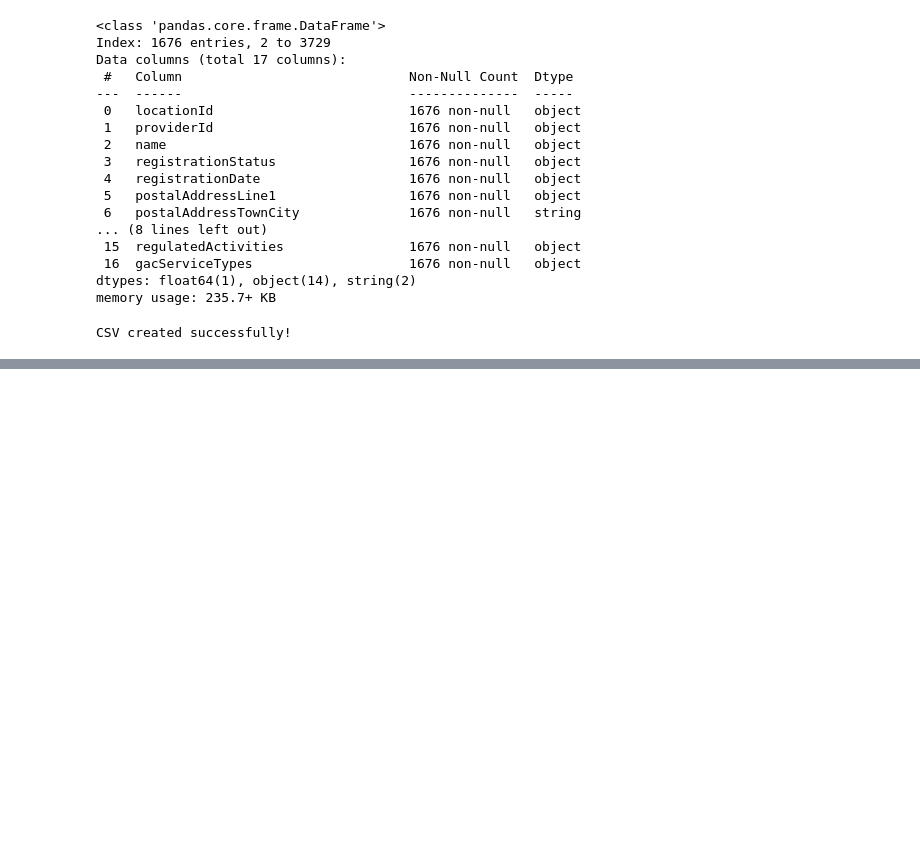
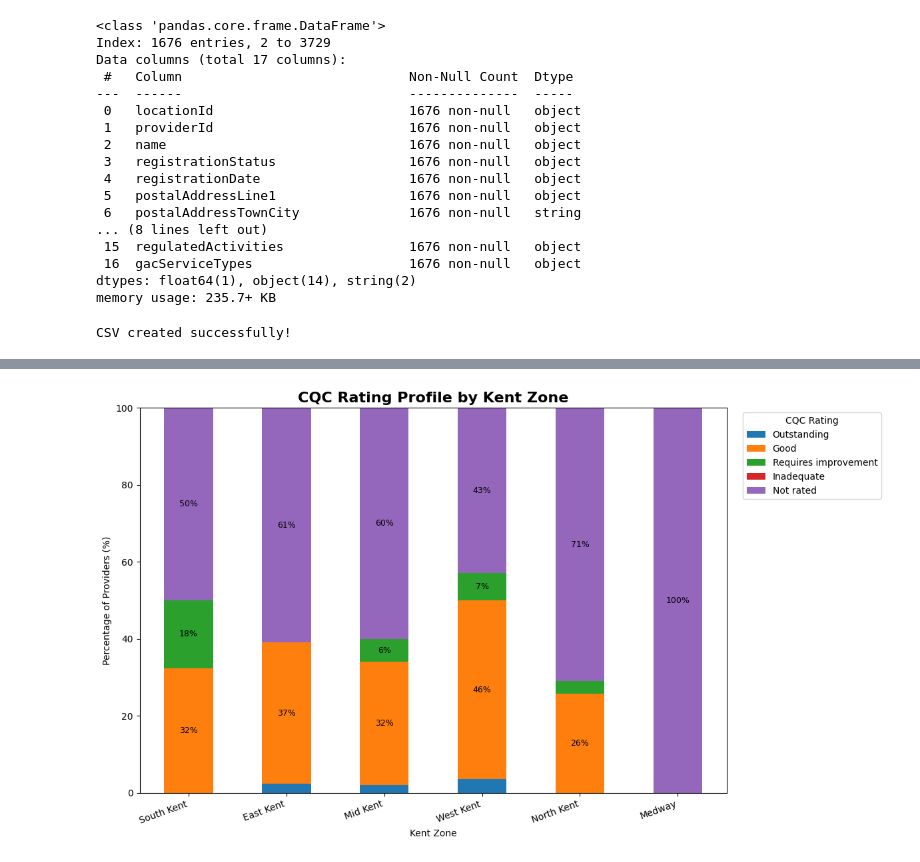
Before and after one commit to AshutoshJani/market-intelligence-home-safe, a Jupyter notebook: preprocessing.ipynb, the cells around one changed output, grey strips where cells are left out. Saved outputs shown, nothing was run; the diff lists cells and outputs as text; code cells hidden in the pictures; blank space fills up the shorter version.

```diff
--- a/preprocessing.ipynb
+++ b/preprocessing.ipynb
@@ -891,0 +3214,14 @@ CSV created successfully!
+# %%
+rating_by_zone = pd.crosstab(
+    df["kent_zone"],
+    df["cqc_rating"],
+    normalize="index"
+) * 100
+
+rating_by_zone = rating_by_zone.reindex(
+    index=zone_order,
+    columns=rating_order,
+    fill_value=0
+)
+
+print(rating_by_zone.round(1))
@@ -891,0 +3237,68 @@ CSV created successfully!
+# %%
+fig, ax = plt.subplots(figsize=(12, 7))
+
+rating_by_zone.plot(
+    kind="bar",
+    stacked=True,
+    ax=ax
+)
+
+ax.set_title(
+    "CQC Rating Profile by Kent Zone",
+    fontsize=16,
+    fontweight="bold"
+)
+
+ax.set_xlabel("Kent Zone")
+ax.set_ylabel("Percentage of Providers (%)")
+
+ax.set_ylim(0, 100)
+
+ax.set_xticklabels(
+    ax.get_xticklabels(),
+    rotation=20,
+    ha="right"
+)
+
+ax.legend(
+    title="CQC Rating",
+    bbox_to_anchor=(1.02, 1),
+    loc="upper left"
+)
+
+# Add percentage labels where meaningful
+for i, zone in enumerate(rating_by_zone.index):
+
+    cumulative = 0
+
+    for rating in rating_order:
+
+        value = rating_by_zone.loc[
+            zone,
+            rating
+        ]
+
+        if value >= 5:
+
+            ax.text(
+                i,
+                cumulative + value / 2,
+                f"{value:.0f}%",
+                ha="center",
+                va="center",
+                fontsize=9
+            )
+
+        cumulative += value
+
+plt.tight_layout()
+
+plt.savefig(
+    "07_cqc_rating_profile_by_zone.png",
+    dpi=300,
+    bbox_inches="tight"
+)
+
+plt.show()
+# %% [output]
+[figure, added]
```
Also changed, not shown: parts of 39 cells of this notebook, 27 other files.
